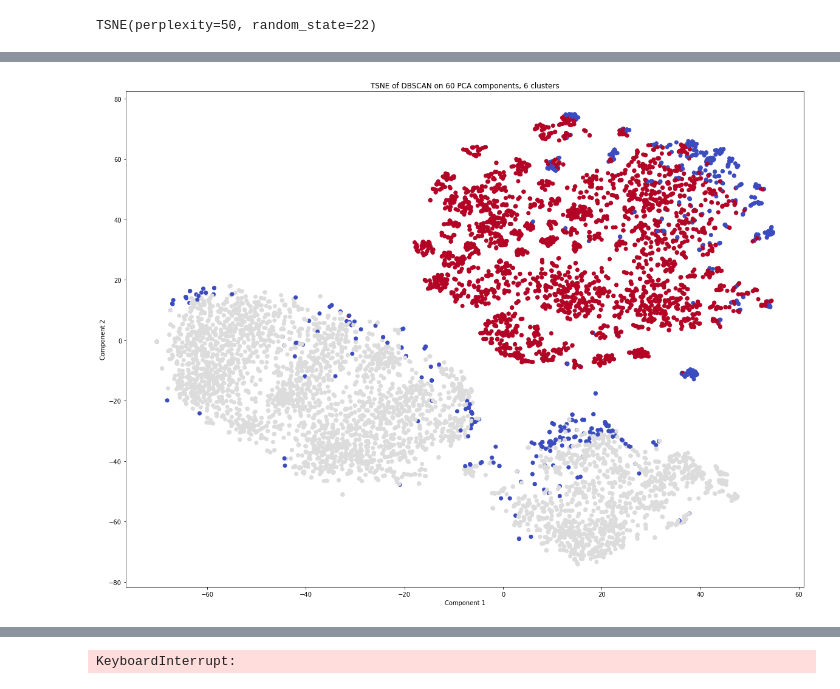
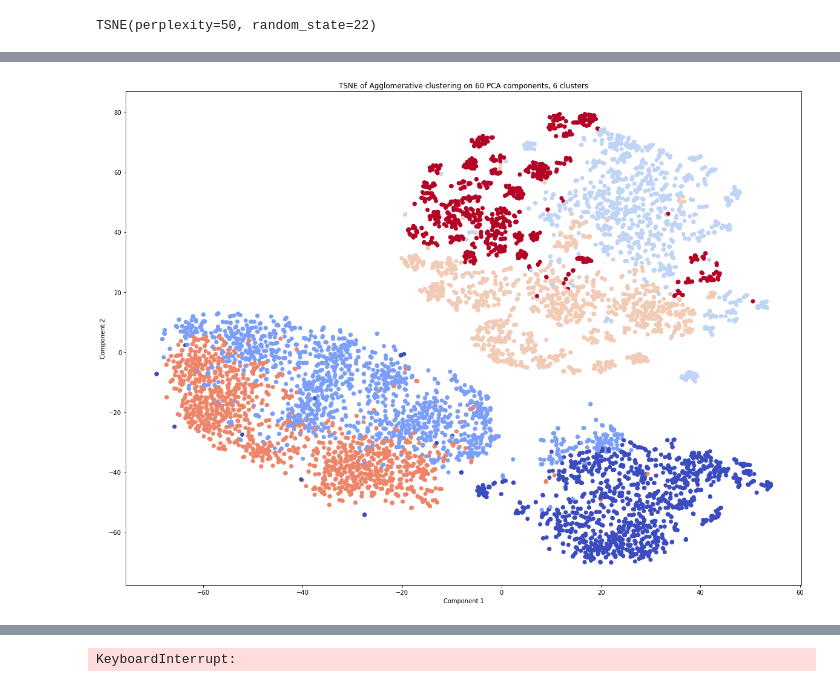
Before and after one commit to gekas145/WUM-2021-Projekty, a Jupyter notebook: Projekt2/final.ipynb, the cells around one changed output, grey strips where cells are left out. Drawn from its saved outputs; the diff is of its cells as text; code cells hidden in the pictures.

```diff
--- a/Projekt2/final.ipynb
+++ b/Projekt2/final.ipynb
@@ -170,8 +164,8 @@ plt.show()
-# %%
-pipeline = get_model("dbscan", X_train)
-labels = pipeline["clustering"].labels_
-plot_components(best_tsne.embedding_, labels=labels, title=False)
-plt.title("TSNE of DBSCAN on 60 PCA components, 6 clusters")
-plt.show()
-# %% [output]
-[figure, removed]
+# %%
+agglomerative_pipeline = get_model("agglomerative", X_train)
+agglomerative_labels = agglomerative_pipeline["clustering"].labels_
+plot_components(best_tsne.embedding_, labels=agglomerative_labels, title=False)
+plt.title("TSNE of Agglomerative clustering on 60 PCA components, 6 clusters")
+plt.show()
+# %% [output]
+[figure, added]
```
Also changed, not shown: parts of 15 cells of this notebook.
